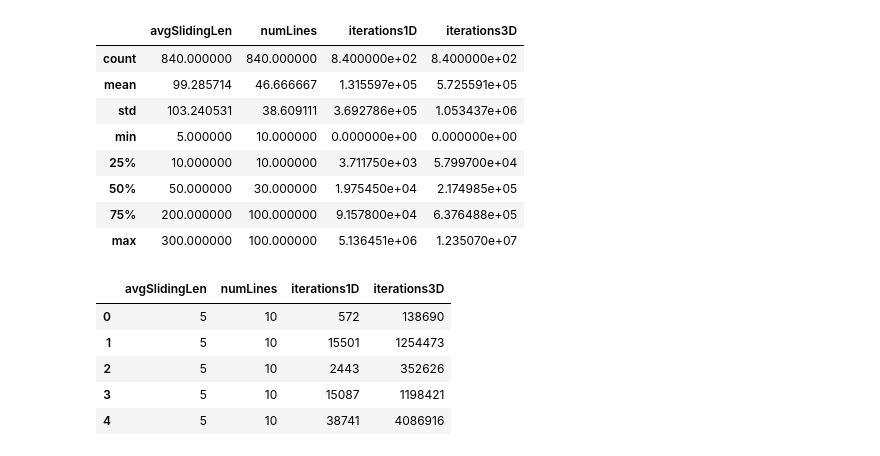
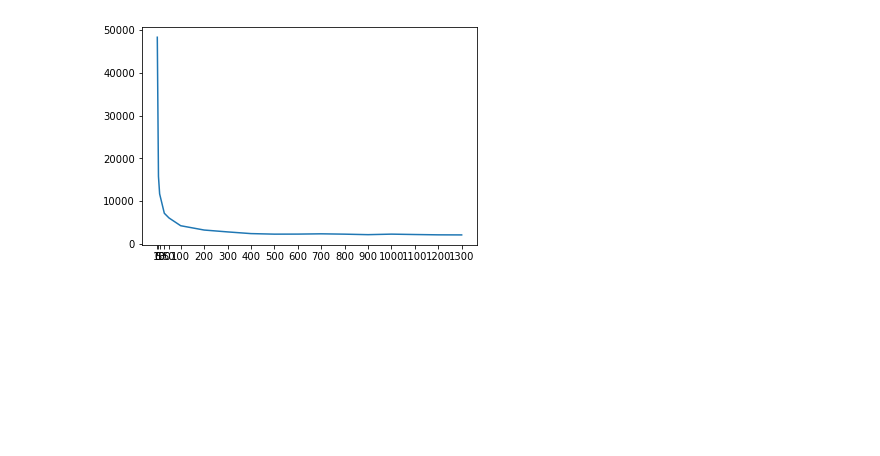
Before and after one commit to krenzland/computationalBiology, a Jupyter notebook: src/notebooks/001-MonteCarlo.ipynb, the cells around one changed output. Drawn from its saved outputs; the diff is of its cells as text; code cells hidden in the pictures; blank space fills up the shorter version.

```diff
--- a/src/notebooks/001-MonteCarlo.ipynb
+++ b/src/notebooks/001-MonteCarlo.ipynb
@@ -136,21 +101,10 @@ fig.savefig('weight_0_1.jpg', bbox_inches='tight', transparent=True)
-# %%
-df.describe()
-# %% [output]
-|  | avgSlidingLen | numLines | iterations1D | iterations3D |
-| count | 840.000000 | 840.000000 | 8.400000e+02 | 8.400000e+02 |
-| mean | 99.285714 | 46.666667 | 1.315597e+05 | 5.725591e+05 |
-| std | 103.240531 | 38.609111 | 3.692786e+05 | 1.053437e+06 |
-| min | 5.000000 | 10.000000 | 0.000000e+00 | 0.000000e+00 |
-| 25% | 10.000000 | 10.000000 | 3.711750e+03 | 5.799700e+04 |
-| 50% | 50.000000 | 30.000000 | 1.975450e+04 | 2.174985e+05 |
-| 75% | 200.000000 | 100.000000 | 9.157800e+04 | 6.376488e+05 |
-| max | 300.000000 | 100.000000 | 5.136451e+06 | 1.235070e+07 |
-# %%
-df.head(5)
-# %% [output]
-|  | avgSlidingLen | numLines | iterations1D | iterations3D |
-| 0 | 5 | 10 | 572 | 138690 |
-| 1 | 5 | 10 | 15501 | 1254473 |
-| 2 | 5 | 10 | 2443 | 352626 |
-| 3 | 5 | 10 | 15087 | 1198421 |
-| 4 | 5 | 10 | 38741 | 4086916 |
+# %%
+dd = df[df['numLines'] == 30]
+data = dd.groupby('avgSlidingLen').median()
+x = data.index.values
+y = data['totalCost'].values
+fig, ax = plt.subplots()
+ax.plot(x,y)
+_ = ax.set_xticks(x)
+# %% [output]
+[figure, added]
```
Also changed, not shown: parts of 13 cells of this notebook, 2 other files.
